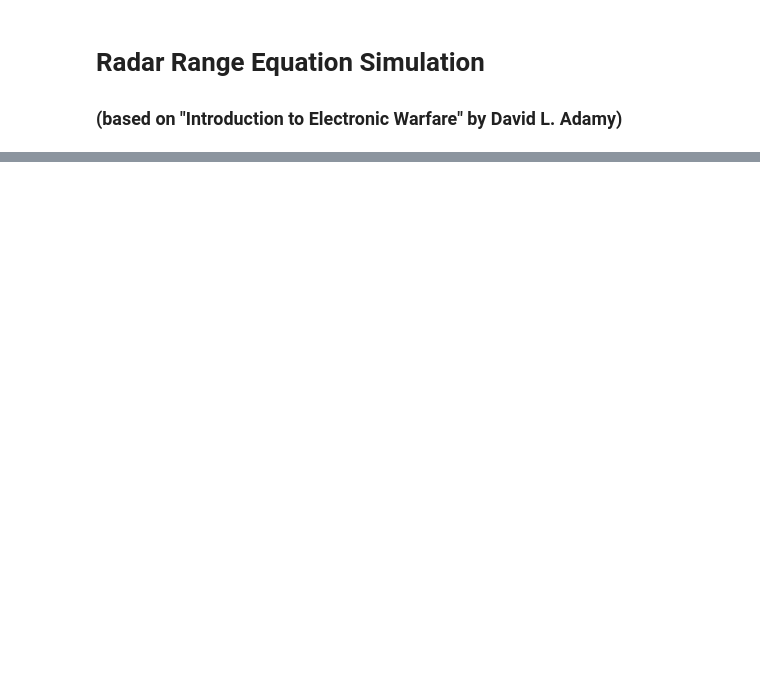
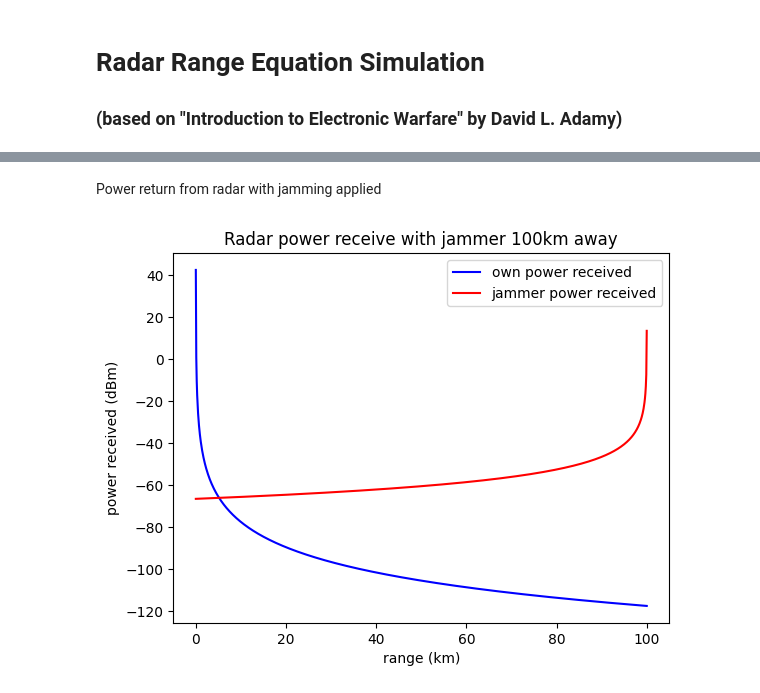
Before and after one commit to blackmirag3/Radar, a Jupyter notebook: Radar Range Equation.ipynb, the cells around one changed output, grey strips where cells are left out. Cells and saved outputs as stored; diff of their text form; code cells hidden in the pictures; blank space fills up the shorter version.

```diff
--- a/Radar Range Equation.ipynb
+++ b/Radar Range Equation.ipynb
@@ -42,0 +44,18 @@ plt.show()
+# %% [markdown]
+Power return from radar with jamming applied
+# %%
+y_one = (wl**2)                               #Power received in 1-way Tx
+y_one = y_one / (4*math.pi*(-x+x_upper+x_lower)*1000)**2
+y_one = 10*np.emath.logn(10, y_one)
+y_one += Gr + ERPj
+
+#create plot
+plt.plot(x, y_two, c = 'b', label="own power received")
+plt.plot(x, y_one, c = 'r', label="jammer power received")
+plt.legend(loc='upper right')
+plt.xlabel("range (km)")
+plt.ylabel("power received (dBm)")
+plt.title("Radar power receive with jammer 100km away")
+plt.show()
+# %% [output]
+[figure, added]
```
Also changed, not shown: parts of 1 cell of this notebook.
